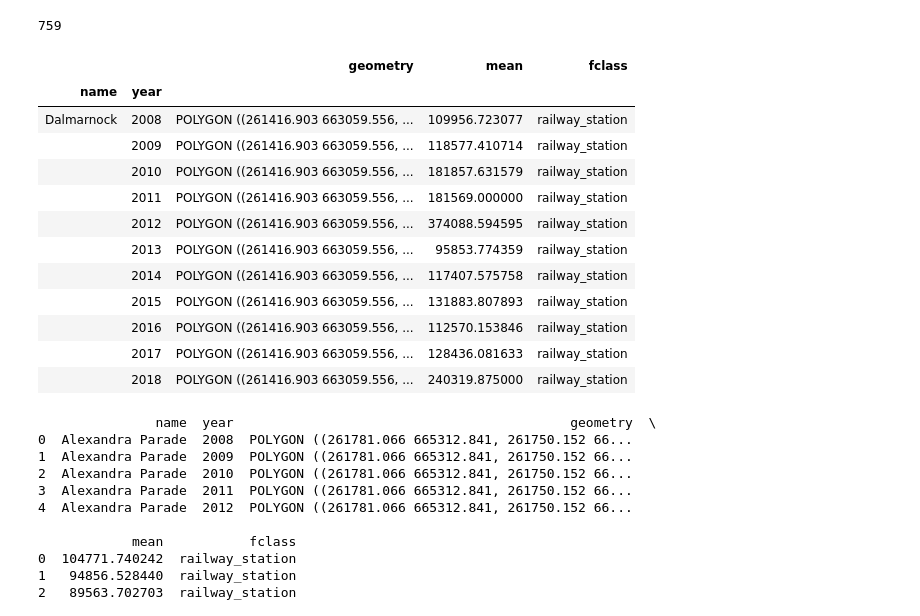
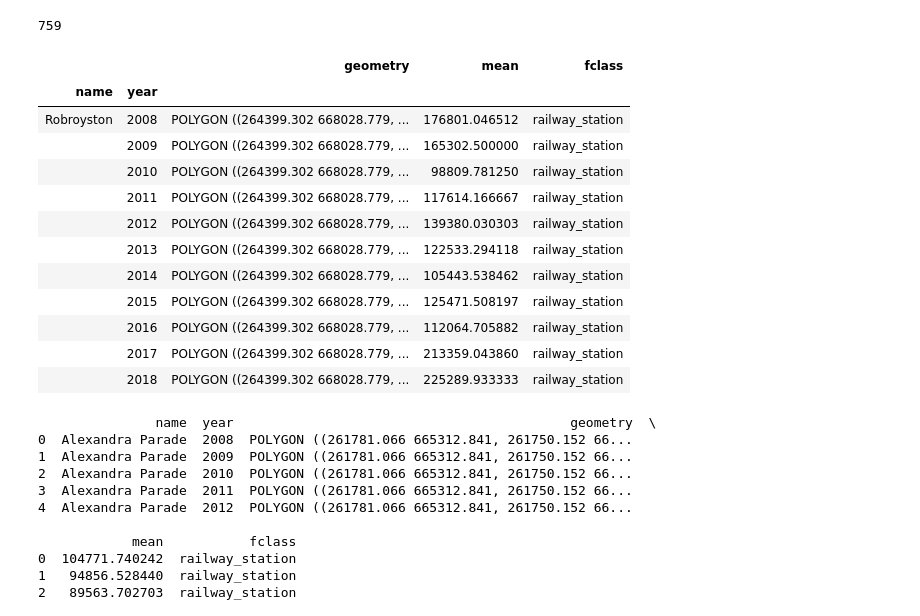
Before and after one commit to nadiiia/ros_train_viz, a Jupyter notebook: station_to_price.ipynb, the cells around one changed output. Drawn from its saved outputs; the diff is of its cells as text; code cells hidden in the pictures.

```diff
--- a/station_to_price.ipynb
+++ b/station_to_price.ipynb
@@ -299,21 +299,21 @@ len(export_year_xy_gdf_dissolved)
 # %% [output]
 759
 # %%
-export_year_xy_gdf_dissolved.query('name == "Dalmarnock"')
+export_year_xy_gdf_dissolved.query('name == "Robroyston"')
 # %% [output]
 |  |  | geometry | mean | fclass |
 | name | year |  |  |  |
-| Dalmarnock | 2008 | POLYGON ((261416.903 663059.556, ... | 109956.723077 | railway_station |
-|  | 2009 | POLYGON ((261416.903 663059.556, ... | 118577.410714 | railway_station |
-|  | 2010 | POLYGON ((261416.903 663059.556, ... | 181857.631579 | railway_station |
-|  | 2011 | POLYGON ((261416.903 663059.556, ... | 181569.000000 | railway_station |
-|  | 2012 | POLYGON ((261416.903 663059.556, ... | 374088.594595 | railway_station |
-|  | 2013 | POLYGON ((261416.903 663059.556, ... | 95853.774359 | railway_station |
-|  | 2014 | POLYGON ((261416.903 663059.556, ... | 117407.575758 | railway_station |
-|  | 2015 | POLYGON ((261416.903 663059.556, ... | 131883.807893 | railway_station |
-|  | 2016 | POLYGON ((261416.903 663059.556, ... | 112570.153846 | railway_station |
-|  | 2017 | POLYGON ((261416.903 663059.556, ... | 128436.081633 | railway_station |
-|  | 2018 | POLYGON ((261416.903 663059.556, ... | 240319.875000 | railway_station |
+| Robroyston | 2008 | POLYGON ((264399.302 668028.779, ... | 176801.046512 | railway_station |
+|  | 2009 | POLYGON ((264399.302 668028.779, ... | 165302.500000 | railway_station |
+|  | 2010 | POLYGON ((264399.302 668028.779, ... | 98809.781250 | railway_station |
+|  | 2011 | POLYGON ((264399.302 668028.779, ... | 117614.166667 | railway_station |
+|  | 2012 | POLYGON ((264399.302 668028.779, ... | 139380.030303 | railway_station |
+|  | 2013 | POLYGON ((264399.302 668028.779, ... | 122533.294118 | railway_station |
+|  | 2014 | POLYGON ((264399.302 668028.779, ... | 105443.538462 | railway_station |
+|  | 2015 | POLYGON ((264399.302 668028.779, ... | 125471.508197 | railway_station |
+|  | 2016 | POLYGON ((264399.302 668028.779, ... | 112064.705882 | railway_station |
+|  | 2017 | POLYGON ((264399.302 668028.779, ... | 213359.043860 | railway_station |
+|  | 2018 | POLYGON ((264399.302 668028.779, ... | 225289.933333 | railway_station |
 # %%
 df_export = export_year_xy_gdf_dissolved.reset_index()
 print (df_export.head())
```
Also changed, not shown: parts of 9 cells of this notebook, 1 other file.
